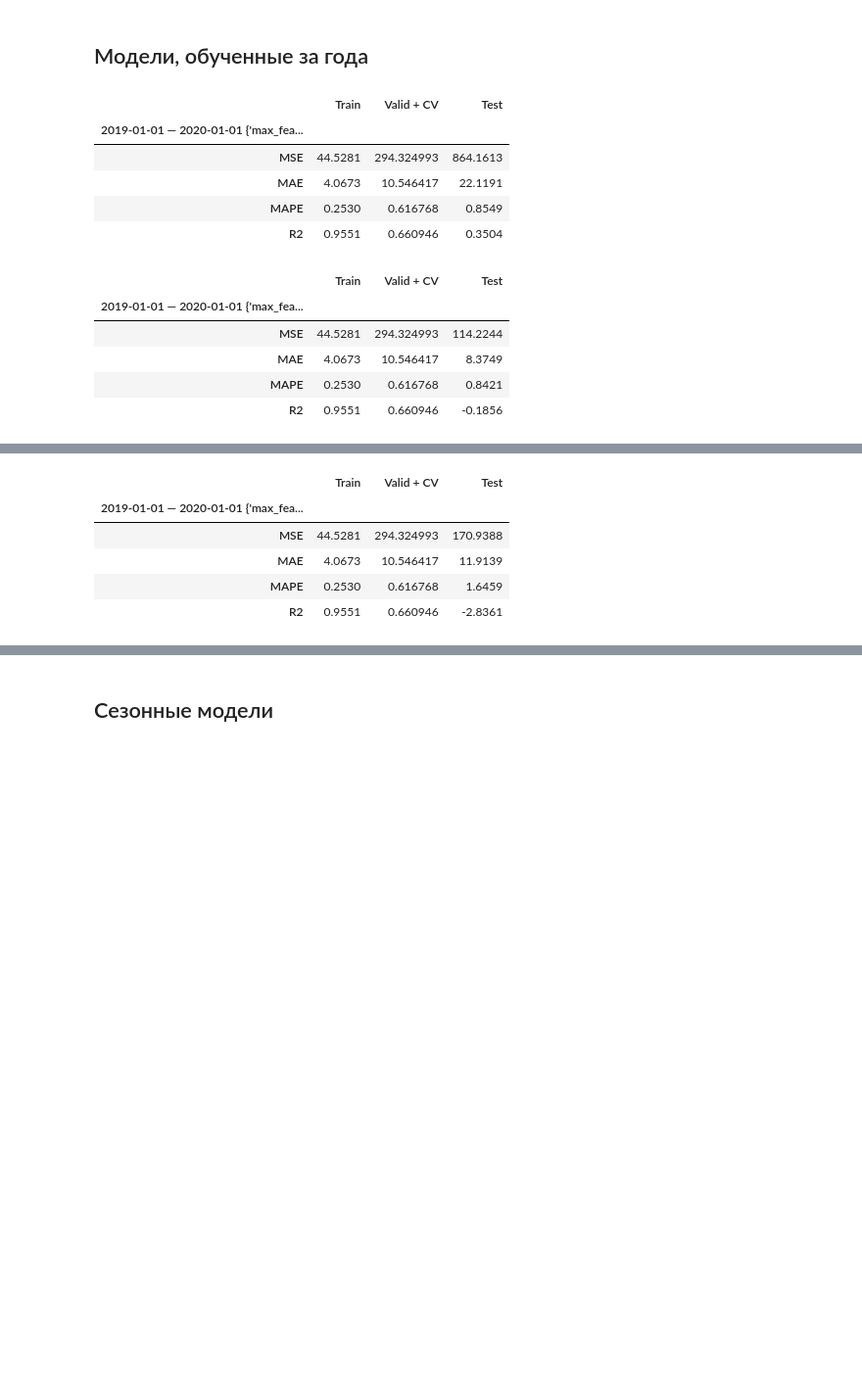
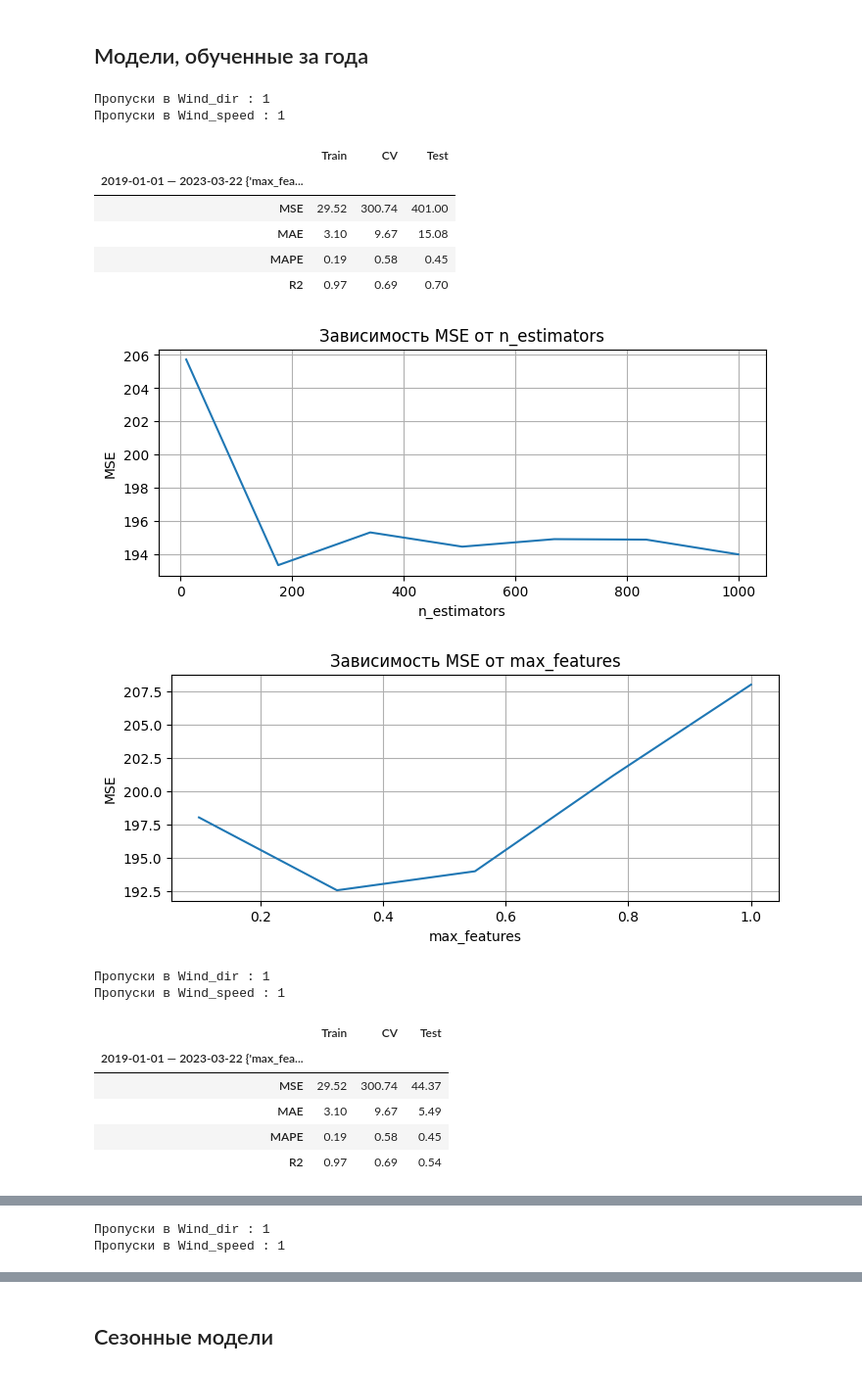
Before and after one commit to Nikita-Lev/Forecasting-PM-2.5-in-the-atmosphere-of-Krasnoyarsk, a Jupyter notebook: Random Forest/Random Forest.ipynb, the cells around one changed output, grey strips where cells are left out. Shown at 98% size. Saved outputs shown, nothing was run; the diff lists cells and outputs as text; code cells hidden in the pictures; blank space fills up the shorter version.

```diff
--- a/Random Forest/Random Forest.ipynb
+++ b/Random Forest/Random Forest.ipynb
@@ -20,7 +20,7 @@ district = 'Mean'
 #savePath = 'Results/Results RF large periods.xlsx'
 # %%
 params = {
-    'n_estimators': np.linspace(1, 1000, 5).round().astype('int'),
+    'n_estimators': np.linspace(10, 1000, 7).round().astype('int'),
     'max_features': np.linspace(0.1, 1, 5)
 }
 params
@@ -33,20 +33,26 @@ params
 model = RandomForestRegressor(random_state = 100)
 # %%
 # Срез данных от begin до end
-begin, end = '2019-01-01', '2020-01-01'
+begin, end = '2019-01-01', '2023-04-06'
 
 for season in ['winters', 'springs', 'summers', 'autumns']:
-    ModelProcessing(model, sensor, fill, district, begin, end, seasonModel = '', season_test = season, params = params, gridSearch = True, paramDependencies = True, plotRes = False, featImp = False)
+    ModelProcessing(model, sensor, fill, district, begin, end, seasonModel = '',  season_test = season, params = params, gridSearch = True, paramDependencies = ['n_estimators',  'max_features'], plotRes = False, featImp = False)#, savePath = 'Results/Results RF large periods.xlsx')
 # %% [output]
+Пропуски в Wind_dir : 1
+Пропуски в Wind_speed : 1
-|  | Train | Valid + CV | Test |
-| 2019-01-01 — 2020-01-01 {'max_fea... |  |  |  |
-| MSE | 44.5281 | 294.324993 | 864.1613 |
-| MAE | 4.0673 | 10.546417 | 22.1191 |
-| MAPE | 0.2530 | 0.616768 | 0.8549 |
-| R2 | 0.9551 | 0.660946 | 0.3504 |
+|  | Train | CV | Test |
+| 2019-01-01 — 2023-03-22 {'max_fea... |  |  |  |
+| MSE | 29.52 | 300.74 | 401.00 |
+| MAE | 3.10 | 9.67 | 15.08 |
+| MAPE | 0.19 | 0.58 | 0.45 |
+| R2 | 0.97 | 0.69 | 0.70 |
+[figure, added]
+[figure, added]
+Пропуски в Wind_dir : 1
+Пропуски в Wind_speed : 1
-|  | Train | Valid + CV | Test |
-| 2019-01-01 — 2020-01-01 {'max_fea... |  |  |  |
-| MSE | 44.5281 | 294.324993 | 114.2244 |
-| MAE | 4.0673 | 10.546417 | 8.3749 |
-| MAPE | 0.2530 | 0.616768 | 0.8421 |
-| R2 | 0.9551 | 0.660946 | -0.1856 |
+|  | Train | CV | Test |
+| 2019-01-01 — 2023-03-22 {'max_fea... |  |  |  |
+| MSE | 29.52 | 300.74 | 44.37 |
+| MAE | 3.10 | 9.67 | 5.49 |
+| MAPE | 0.19 | 0.58 | 0.45 |
+| R2 | 0.97 | 0.69 | 0.54 |
@@ -52,0 +61,2 @@ for season in ['winters', 'springs', 'summers', 'autumns']:
+Пропуски в Wind_dir : 1
+Пропуски в Wind_speed : 1
@@ -59,6 +68,0 @@ for season in ['winters', 'springs', 'summers', 'autumns']:
-|  | Train | Valid + CV | Test |
-| 2019-01-01 — 2020-01-01 {'max_fea... |  |  |  |
-| MSE | 44.5281 | 294.324993 | 170.9388 |
-| MAE | 4.0673 | 10.546417 | 11.9139 |
-| MAPE | 0.2530 | 0.616768 | 1.6459 |
-| R2 | 0.9551 | 0.660946 | -2.8361 |
```
Also changed, not shown: parts of 3 cells of this notebook, 5 other files.
